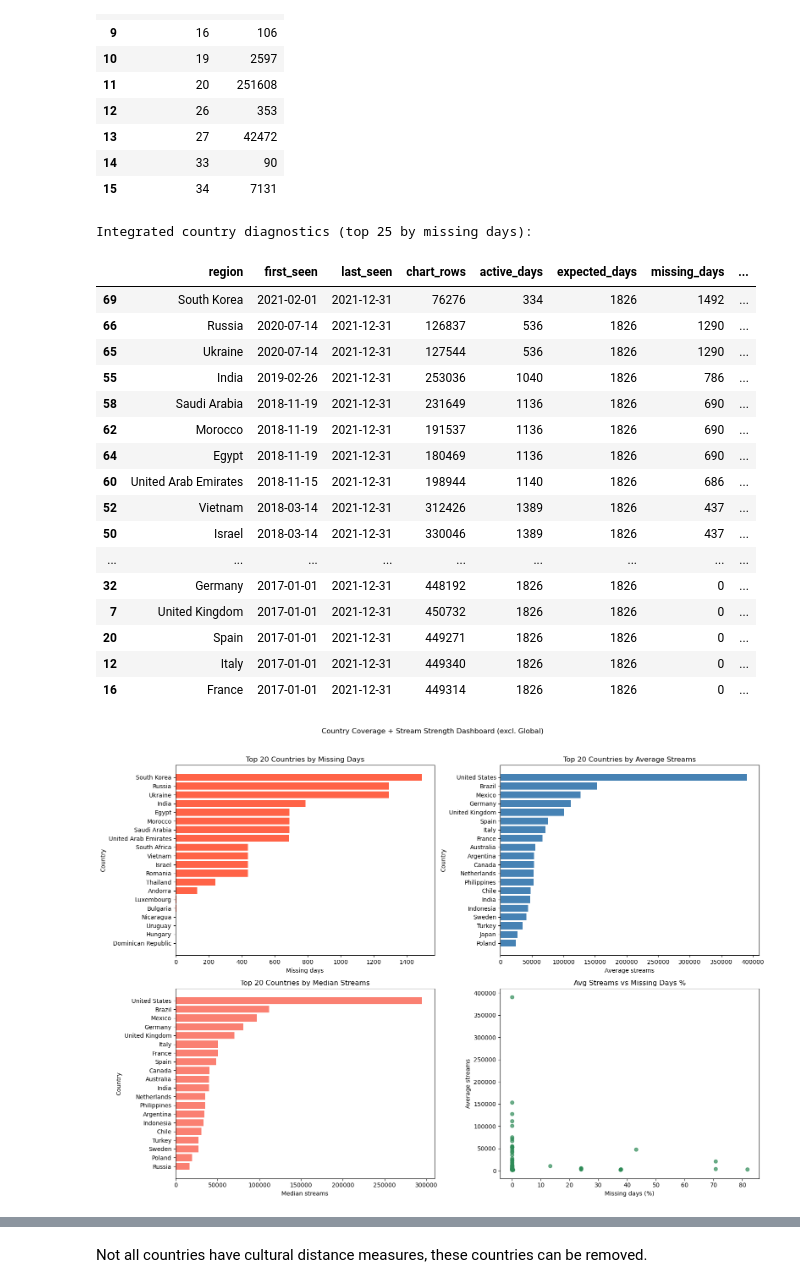
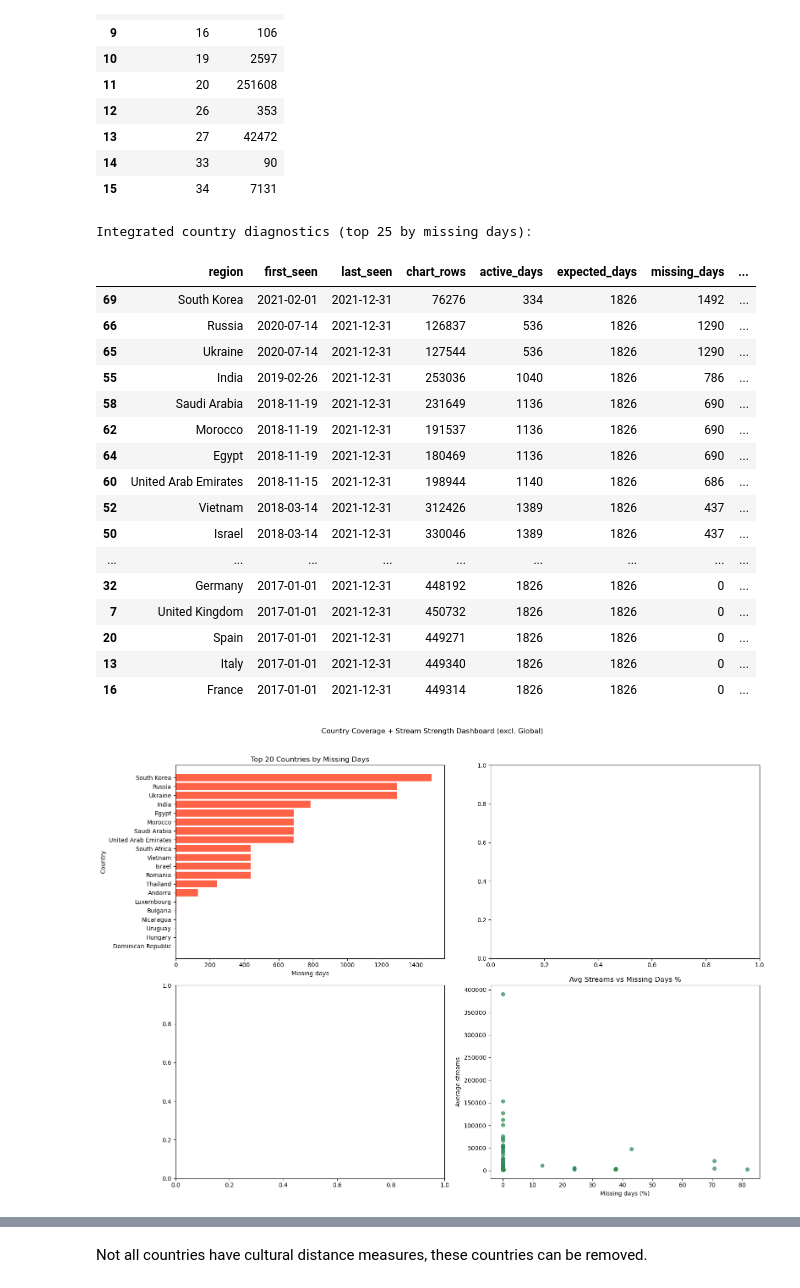
Before and after one commit to mchlkan/ML_Group_AB, a Jupyter notebook: Project_Information/EDA_organised.ipynb, the cells around one changed output, grey strips where cells are left out. Saved outputs shown, nothing was run; the diff lists cells and outputs as text; code cells hidden in the pictures.

```diff
--- a/Project_Information/EDA_organised.ipynb
+++ b/Project_Information/EDA_organised.ipynb
@@ -726,7 +743,7 @@ axes[0, 0].set_xlabel("Missing days")
 axes[0, 0].set_ylabel("Country")
 
 # 2) Average streams (top 20)
-plot_avg = country_diagnostics_no_global_df.sort_values("avg_streams", ascending=False).head(20)
+'''plot_avg = country_diagnostics_no_global_df.sort_values("avg_streams", ascending=False).head(20)
 axes[0, 1].barh(plot_avg["region"][::-1], plot_avg["avg_streams"][::-1], color="steelblue")
 axes[0, 1].set_title("Top 20 Countries by Average Streams")
 axes[0, 1].set_xlabel("Average streams")
@@ -738,41 +755,41 @@ axes[1, 0].barh(plot_median["region"][::-1], plot_median["median_streams"][::-1]
 axes[1, 0].set_title("Top 20 Countries by Median Streams")
 axes[1, 0].set_xlabel("Median streams")
 axes[1, 0].set_ylabel("Country")
-
+'''
 # 4) Data completeness vs stream strength
 axes[1, 1].scatter(
     country_diagnostics_no_global_df["missing_days_pct"],
     country_diagnostics_no_global_df["avg_streams"],
     alpha=0.7,
     color="seagreen"
 )
 axes[1, 1].set_title("Avg Streams vs Missing Days %")
 axes[1, 1].set_xlabel("Missing days (%)")
 axes[1, 1].set_ylabel("Average streams")
 
 plt.suptitle("Country Coverage + Stream Strength Dashboard (excl. Global)", y=1.02)
 plt.tight_layout()
 plt.show()
 # %% [output]
 Integrated country diagnostics (top 25 by missing days):
 |  | region | first_seen | last_seen | chart_rows | active_days | expected_days | missing_days | ... |
 | 69 | South Korea | 2021-02-01 | 2021-12-31 | 76276 | 334 | 1826 | 1492 | ... |
 | 66 | Russia | 2020-07-14 | 2021-12-31 | 126837 | 536 | 1826 | 1290 | ... |
 | 65 | Ukraine | 2020-07-14 | 2021-12-31 | 127544 | 536 | 1826 | 1290 | ... |
 | 55 | India | 2019-02-26 | 2021-12-31 | 253036 | 1040 | 1826 | 786 | ... |
 | 58 | Saudi Arabia | 2018-11-19 | 2021-12-31 | 231649 | 1136 | 1826 | 690 | ... |
 | 62 | Morocco | 2018-11-19 | 2021-12-31 | 191537 | 1136 | 1826 | 690 | ... |
 | 64 | Egypt | 2018-11-19 | 2021-12-31 | 180469 | 1136 | 1826 | 690 | ... |
 | 60 | United Arab Emirates | 2018-11-15 | 2021-12-31 | 198944 | 1140 | 1826 | 686 | ... |
 | 52 | Vietnam | 2018-03-14 | 2021-12-31 | 312426 | 1389 | 1826 | 437 | ... |
 | 50 | Israel | 2018-03-14 | 2021-12-31 | 330046 | 1389 | 1826 | 437 | ... |
 | ... | ... | ... | ... | ... | ... | ... | ... | ... |
 | 32 | Germany | 2017-01-01 | 2021-12-31 | 448192 | 1826 | 1826 | 0 | ... |
 | 7 | United Kingdom | 2017-01-01 | 2021-12-31 | 450732 | 1826 | 1826 | 0 | ... |
 | 20 | Spain | 2017-01-01 | 2021-12-31 | 449271 | 1826 | 1826 | 0 | ... |
-| 12 | Italy | 2017-01-01 | 2021-12-31 | 449340 | 1826 | 1826 | 0 | ... |
+| 13 | Italy | 2017-01-01 | 2021-12-31 | 449340 | 1826 | 1826 | 0 | ... |
 | 16 | France | 2017-01-01 | 2021-12-31 | 449314 | 1826 | 1826 | 0 | ... |
-[figure, old version]
+[figure, new version]
 # %%
 
 # ── One sample entry per distinct null-count group — displayed side by side ───
```
Also changed, not shown: parts of 24 cells of this notebook.
